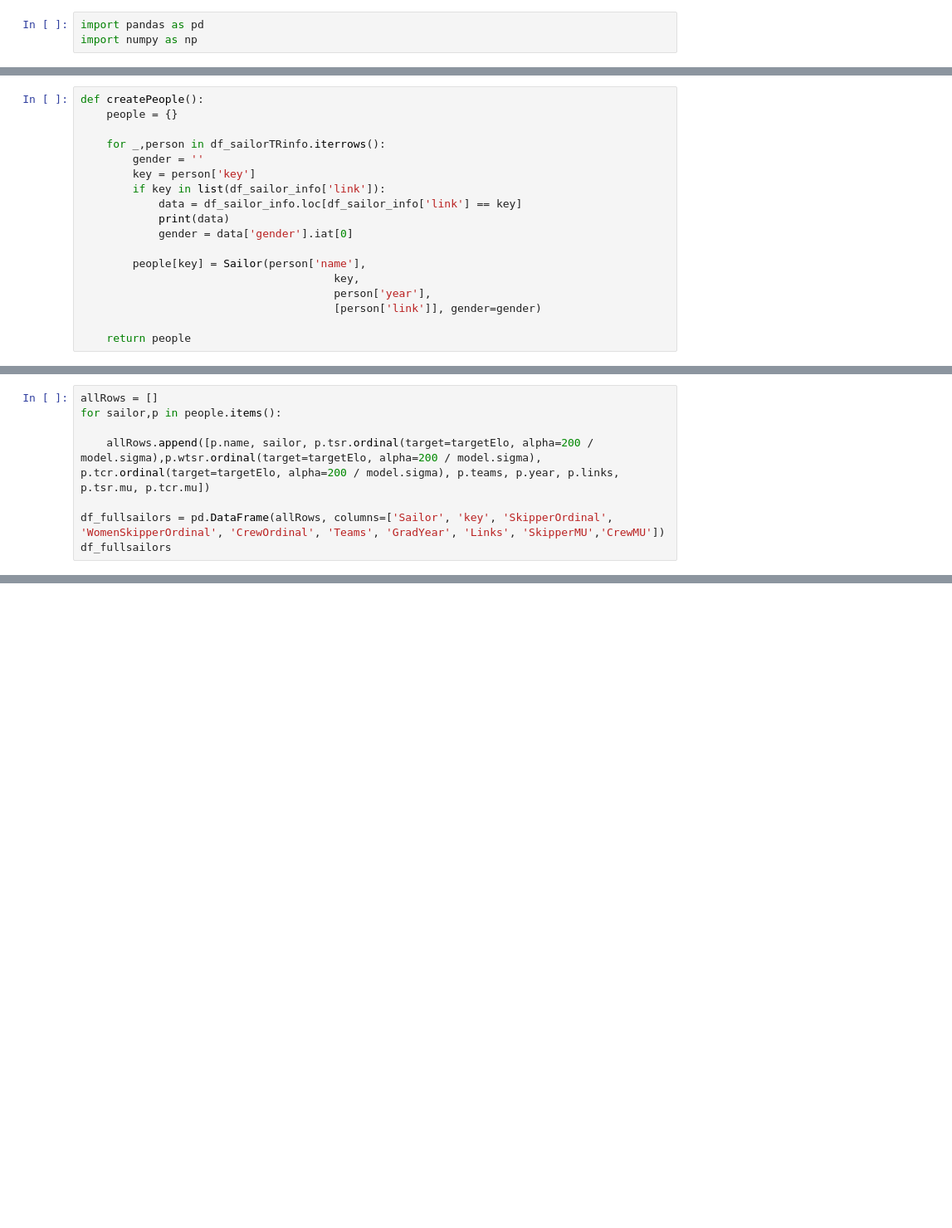
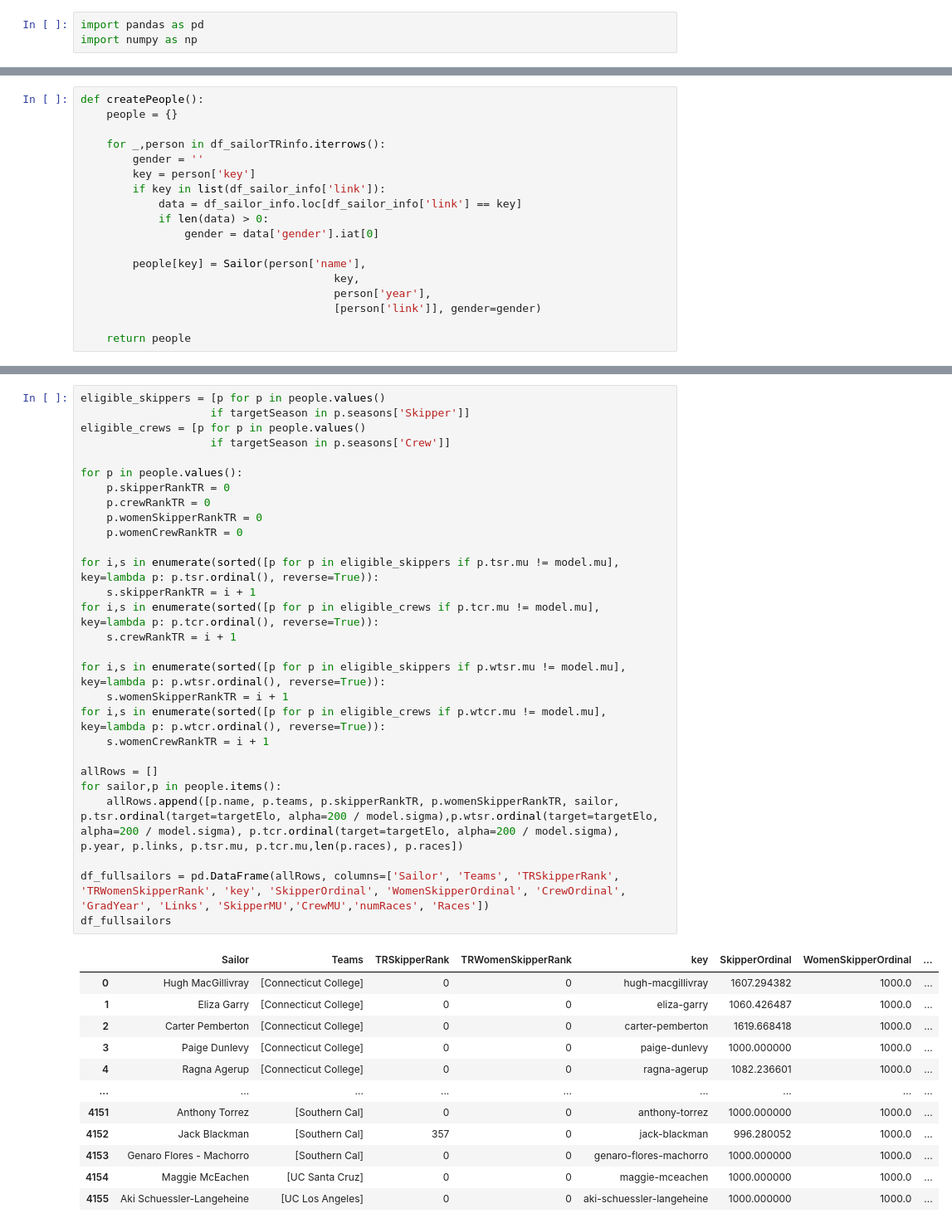
Before and after one commit to 7fi/sailing-rating-calculation, a Jupyter notebook: trElo.ipynb, the cells around one changed output, grey strips where cells are left out. Shown: that part at 83% size. Cells and saved outputs as stored; diff of their text form; blank space fills up the shorter version.

```diff
--- a/trElo.ipynb
+++ b/trElo.ipynb
@@ -51,8 +60,8 @@ def createPeople():
         key = person['key']
         if key in list(df_sailor_info['link']):
             data = df_sailor_info.loc[df_sailor_info['link'] == key]
-            print(data)
-            gender = data['gender'].iat[0]
+            if len(data) > 0:
+                gender = data['gender'].iat[0]
 
         people[key] = Sailor(person['name'],
                                        key,
@@ -140,8 +204,0 @@ IndexError: index 0 is out of bounds for axis 0 with size 0
-# %%
-allRows = []
-for sailor,p in people.items():
-
-    allRows.append([p.name, sailor, p.tsr.ordinal(target=targetElo, alpha=200 / model.sigma),p.wtsr.ordinal(target=targetElo, alpha=200 / model.sigma), p.tcr.ordinal(target=targetElo, alpha=200 / model.sigma), p.teams, p.year, p.links, p.tsr.mu, p.tcr.mu])
-
-df_fullsailors = pd.DataFrame(allRows, columns=['Sailor', 'key', 'SkipperOrdinal', 'WomenSkipperOrdinal', 'CrewOrdinal', 'Teams', 'GradYear', 'Links', 'SkipperMU','CrewMU'])
-df_fullsailors
@@ -161,0 +205,41 @@ df_fullsailors
+# %%
+eligible_skippers = [p for p in people.values()
+                    if targetSeason in p.seasons['Skipper']]
+eligible_crews = [p for p in people.values()
+                    if targetSeason in p.seasons['Crew']]
+
+for p in people.values():
+    p.skipperRankTR = 0
+    p.crewRankTR = 0
+    p.womenSkipperRankTR = 0
+    p.womenCrewRankTR = 0
+
+for i,s in enumerate(sorted([p for p in eligible_skippers if p.tsr.mu != model.mu], key=lambda p: p.tsr.ordinal(), reverse=True)):
+    s.skipperRankTR = i + 1
+for i,s in enumerate(sorted([p for p in eligible_crews if p.tcr.mu != model.mu], key=lambda p: p.tcr.ordinal(), reverse=True)):
+    s.crewRankTR = i + 1
+
+for i,s in enumerate(sorted([p for p in eligible_skippers if p.wtsr.mu != model.mu], key=lambda p: p.wtsr.ordinal(), reverse=True)):
+    s.womenSkipperRankTR = i + 1
+for i,s in enumerate(sorted([p for p in eligible_crews if p.wtcr.mu != model.mu], key=lambda p: p.wtcr.ordinal(), reverse=True)):
+    s.womenCrewRankTR = i + 1
+
+allRows = []
+for sailor,p in people.items():
+    allRows.append([p.name, p.teams, p.skipperRankTR, p.womenSkipperRankTR, sailor, p.tsr.ordinal(target=targetElo, alpha=200 / model.sigma),p.wtsr.ordinal(target=targetElo, alpha=200 / model.sigma), p.tcr.ordinal(target=targetElo, alpha=200 / model.sigma),  p.year, p.links, p.tsr.mu, p.tcr.mu,len(p.races), p.races])
+
+df_fullsailors = pd.DataFrame(allRows, columns=['Sailor', 'Teams', 'TRSkipperRank', 'TRWomenSkipperRank', 'key', 'SkipperOrdinal', 'WomenSkipperOrdinal', 'CrewOrdinal',  'GradYear', 'Links', 'SkipperMU','CrewMU','numRaces', 'Races'])
+df_fullsailors
+# %% [output]
+|  | Sailor | Teams | TRSkipperRank | TRWomenSkipperRank | key | SkipperOrdinal | WomenSkipperOrdinal | ... |
+| 0 | Hugh MacGillivray | [Connecticut College] | 0 | 0 | hugh-macgillivray | 1607.294382 | 1000.0 | ... |
+| 1 | Eliza Garry | [Connecticut College] | 0 | 0 | eliza-garry | 1060.426487 | 1000.0 | ... |
+| 2 | Carter Pemberton | [Connecticut College] | 0 | 0 | carter-pemberton | 1619.668418 | 1000.0 | ... |
+| 3 | Paige Dunlevy | [Connecticut College] | 0 | 0 | paige-dunlevy | 1000.000000 | 1000.0 | ... |
+| 4 | Ragna Agerup | [Connecticut College] | 0 | 0 | ragna-agerup | 1082.236601 | 1000.0 | ... |
+| ... | ... | ... | ... | ... | ... | ... | ... | ... |
+| 4151 | Anthony Torrez | [Southern Cal] | 0 | 0 | anthony-torrez | 1000.000000 | 1000.0 | ... |
+| 4152 | Jack Blackman | [Southern Cal] | 357 | 0 | jack-blackman | 996.280052 | 1000.0 | ... |
+| 4153 | Genaro Flores - Machorro | [Southern Cal] | 0 | 0 | genaro-flores-machorro | 1000.000000 | 1000.0 | ... |
+| 4154 | Maggie McEachen | [UC Santa Cruz] | 0 | 0 | maggie-mceachen | 1000.000000 | 1000.0 | ... |
+| 4155 | Aki Schuessler-Langeheine | [UC Los Angeles] | 0 | 0 | aki-schuessler-langeheine | 1000.000000 | 1000.0 | ... |
```
Also changed, not shown: parts of 9 cells of this notebook, 3 other files.
